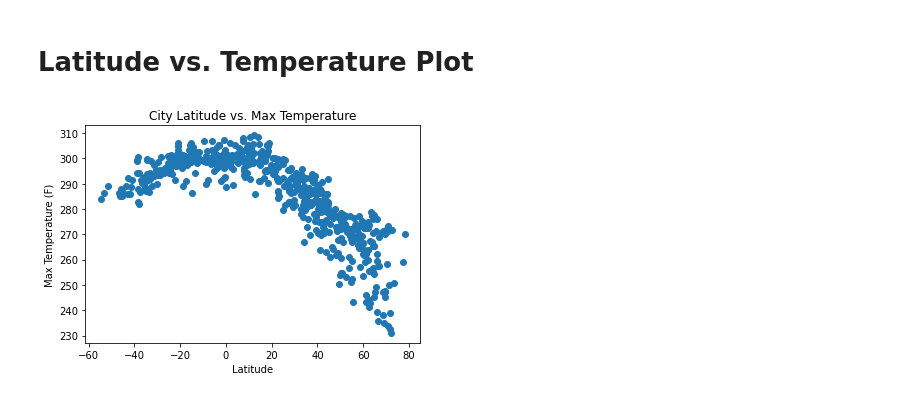
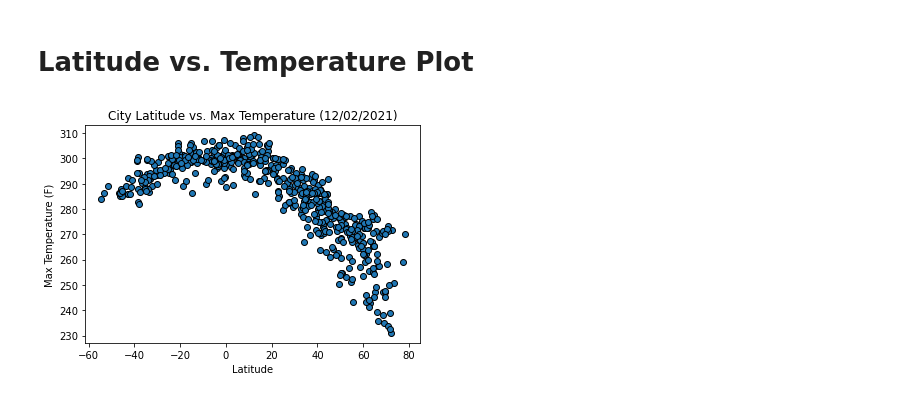
Before and after one commit to KendallMcCroy/python-api-challenge, a Jupyter notebook: WeatherPy.ipynb, the cells around one changed output. Drawn from its saved outputs; the diff is of its cells as text; code cells hidden in the pictures.

Commit message:
Lat vs MaxTem plot

```diff
--- a/WeatherPy.ipynb
+++ b/WeatherPy.ipynb
@@ -135,12 +136,12 @@ city_temp_df = pd.DataFrame({"City": city_name,
                              "Wind Speed": city_windspeed,
                              })
 
-city_temp_df["Date"] = pd.to_datetime(city_temp_df["Date"], unit = "s")
+city_temp_df["Date"] = pd.to_datetime(city_temp_df["Date"]).dt.date
 
 # save dataframe to .csv file
-city_temp_df.to_csv("output_data/cities.csv", index=True, index_label="City ID", header=True)
+# city_temp_df.to_csv("output_data/cities.csv", index=True, index_label="City ID", header=True)
 
 # display dataframe
-city_temp_df
+city_temp_df.head(5)
 # %% [output]
 |  | City | Cloudiness | Country | Date | Humidity | Lat | Lng | Max Temp | Wind Speed |
@@ -186,10 +175,12 @@ plt.show()
 # %%
-plt.scatter(city_temp_df["Lat"], city_temp_df["Max Temp"])
+plt.scatter(city_temp_df["Lat"], city_temp_df["Max Temp"], edgecolors="black")
 
-plt.title("City Latitude vs. Max Temperature")
+plt.title("City Latitude vs. Max Temperature (12/02/2021)")
 plt.xlabel("Latitude")
 plt.ylabel("Max Temperature (F)")
 
+plt.savefig("output_data/LatVsMaxTemp.png")
+
 plt.show()
 # %% [output]
-[figure, old version]
+[figure, new version]
```
Also changed, not shown: parts of 5 cells of this notebook, 3 other files.
